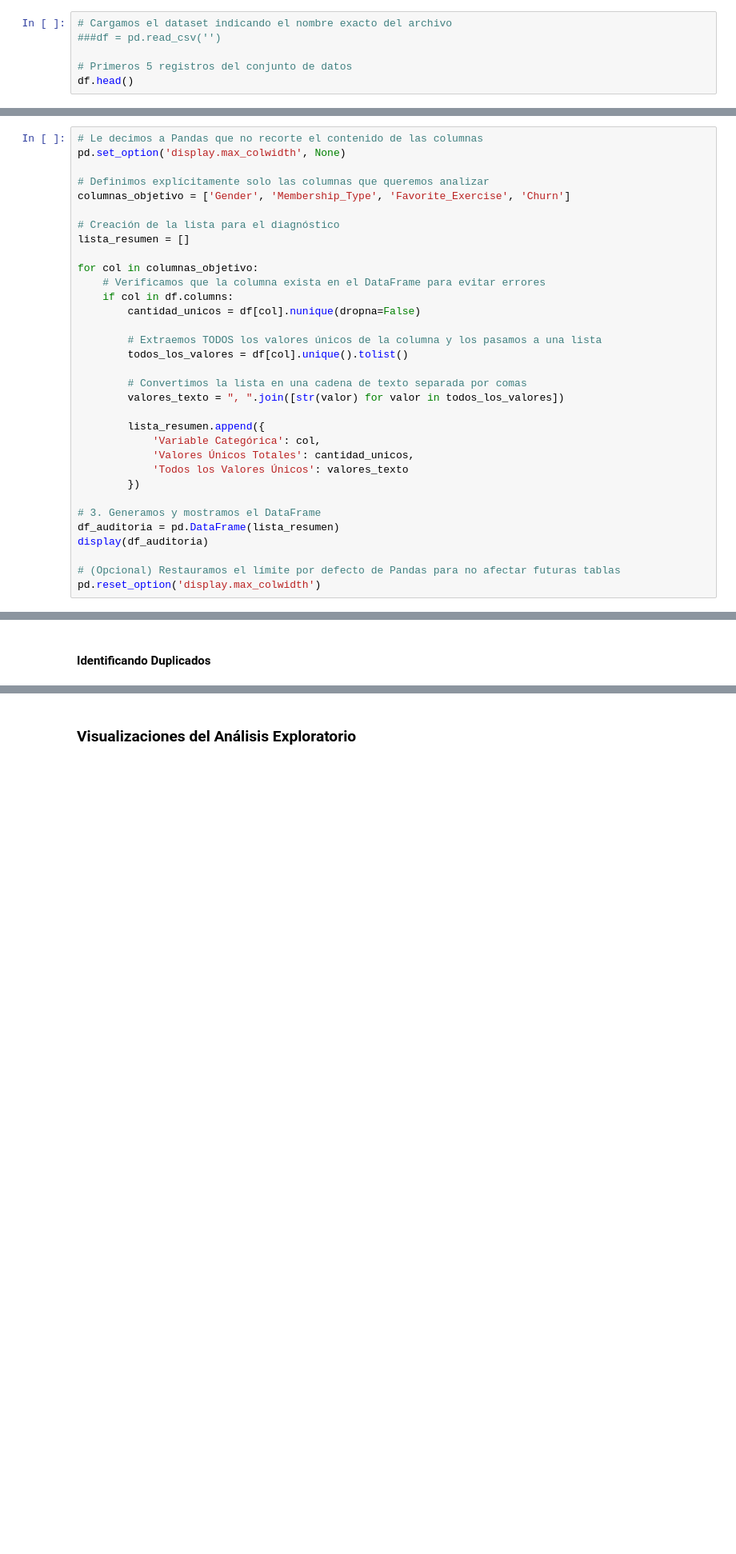
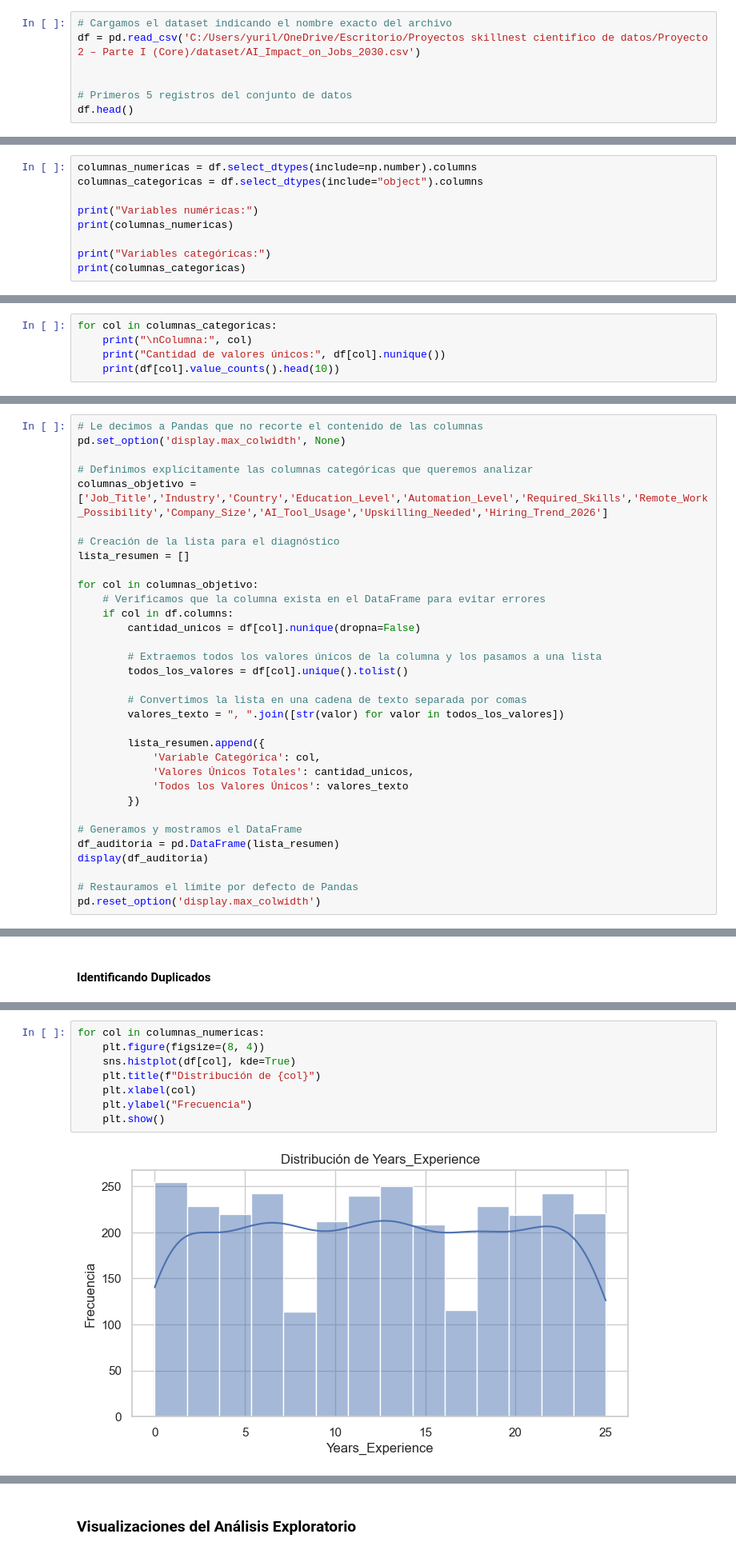
Before and after one commit to yurilealjaque/Skillnest-Data-Science-Proyecto-2, a Jupyter notebook: EDA/EDA_AI_Impact_on_Jobs_2030.ipynb, the cells around one changed output, grey strips where cells are left out. Shown at 80% size. Saved outputs shown, nothing was run; the diff lists cells and outputs as text; blank space fills up the shorter version.

Commit message:
1 dataset

```diff
--- a/EDA/EDA_AI_Impact_on_Jobs_2030.ipynb
+++ b/EDA/EDA_AI_Impact_on_Jobs_2030.ipynb
@@ -30,7 +30,8 @@ sns.set_theme(style="whitegrid")
 ### **Carga del Conjunto de Datos**
 # %%
 # Cargamos el dataset indicando el nombre exacto del archivo
-###df = pd.read_csv('')
+df = pd.read_csv('C:/Users/yuril/OneDrive/Escritorio/Proyectos skillnest cientifico de datos/Proyecto 2 – Parte I (Core)/dataset/AI_Impact_on_Jobs_2030.csv')
+
 
 # Primeros 5 registros del conjunto de datos
 df.head()
@@ -46,0 +100,9 @@ df.info()
+# %%
+columnas_numericas = df.select_dtypes(include=np.number).columns
+columnas_categoricas = df.select_dtypes(include="object").columns
+
+print("Variables numéricas:")
+print(columnas_numericas)
+
+print("Variables categóricas:")
+print(columnas_categoricas)
@@ -58,0 +160,5 @@ df.describe(include='object').T
+# %%
+for col in columnas_categoricas:
+    print("\nColumna:", col)
+    print("Cantidad de valores únicos:", df[col].nunique())
+    print(df[col].value_counts().head(10))
@@ -62,8 +193,8 @@ df.describe(include='object').T
 # Le decimos a Pandas que no recorte el contenido de las columnas
 pd.set_option('display.max_colwidth', None)
 
-# Definimos explícitamente solo las columnas que queremos analizar
-columnas_objetivo = ['Gender', 'Membership_Type', 'Favorite_Exercise', 'Churn']
+# Definimos explícitamente las columnas categóricas que queremos analizar
+columnas_objetivo = ['Job_Title','Industry','Country','Education_Level','Automation_Level','Required_Skills','Remote_Work_Possibility','Company_Size','AI_Tool_Usage','Upskilling_Needed','Hiring_Trend_2026']
 
 # Creación de la lista para el diagnóstico
 lista_resumen = []
@@ -73,7 +204,7 @@ for col in columnas_objetivo:
     if col in df.columns:
         cantidad_unicos = df[col].nunique(dropna=False)
 
-        # Extraemos TODOS los valores únicos de la columna y los pasamos a una lista
+        # Extraemos todos los valores únicos de la columna y los pasamos a una lista
         todos_los_valores = df[col].unique().tolist()
 
         # Convertimos la lista en una cadena de texto separada por comas
@@ -85,9 +216,9 @@ for col in columnas_objetivo:
             'Todos los Valores Únicos': valores_texto
         })
 
-# 3. Generamos y mostramos el DataFrame
+# Generamos y mostramos el DataFrame
 df_auditoria = pd.DataFrame(lista_resumen)
 display(df_auditoria)
 
-# (Opcional) Restauramos el límite por defecto de Pandas para no afectar futuras tablas
+# Restauramos el límite por defecto de Pandas
 pd.reset_option('display.max_colwidth')
@@ -135,0 +310,10 @@ posibles_duplicados
+# %%
+for col in columnas_numericas:
+    plt.figure(figsize=(8, 4))
+    sns.histplot(df[col], kde=True)
+    plt.title(f"Distribución de {col}")
+    plt.xlabel(col)
+    plt.ylabel("Frecuencia")
+    plt.show()
+# %% [output]
+[figure, added]
```
Also changed, not shown: parts of 47 cells of this notebook, 5 other files.
